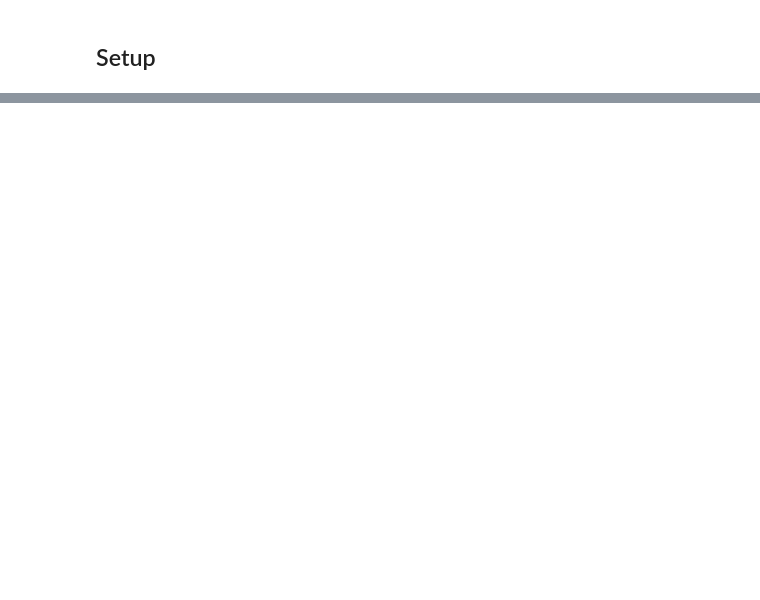
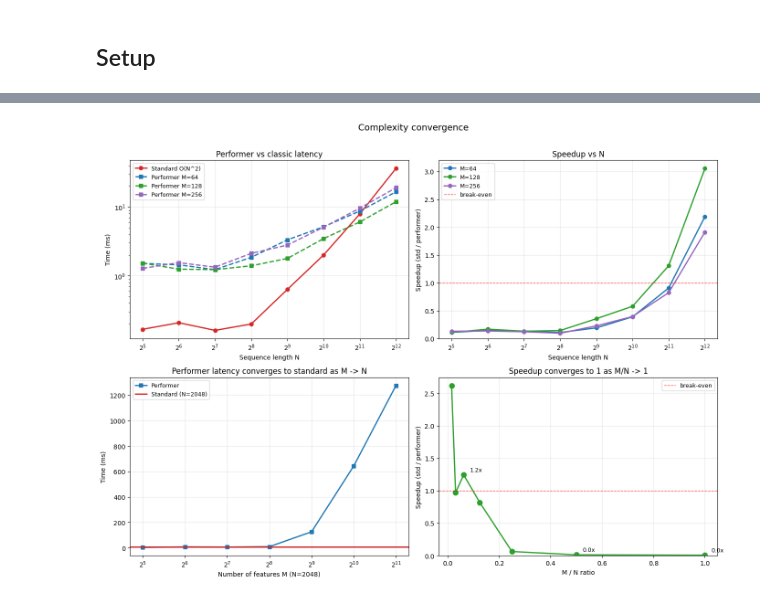
Before and after one commit to Antoinechss/Performer-attention-LLM, a Jupyter notebook: analysis.ipynb, the cells around one changed output, grey strips where cells are left out. Saved outputs shown, nothing was run; the diff lists cells and outputs as text; code cells hidden in the pictures; blank space fills up the shorter version.

```diff
--- a/analysis.ipynb
+++ b/analysis.ipynb
@@ -378,0 +544,70 @@ Sweeps the number of performer heads from 0 (all standard) to 32 (all performer)
+# %%
+fig, axes = plt.subplots(2, 2, figsize=(14, 10))
+
+# ── E1 Plot 1: Latency curves (log-log) ────────────────────────
+ax = axes[0, 0]
+e1_ns = [r[0] for r in e1_results]
+e1_std = [r[1] for r in e1_results]
+ax.plot(e1_ns, e1_std, 'o-', label='Standard O(N^2)', linewidth=2, color='tab:red')
+colors = ['tab:blue', 'tab:green', 'tab:purple']
+for i, m in enumerate(E1_M_VALS):
+    perf = [r[2][m] for r in e1_results]
+    ax.plot(e1_ns, perf, 's--', label=f'Performer M={m}', linewidth=2, color=colors[i])
+ax.set_xlabel('Sequence length N')
+ax.set_ylabel('Time (ms)')
+ax.set_title('Performer vs classic latency')
+ax.legend(fontsize=9)
+ax.set_xscale('log', base=2)
+ax.set_yscale('log')
+ax.grid(True, alpha=0.3)
+
+# ── E1 Plot 2: Speedup vs N (shows crossover point) ────────────
+ax = axes[0, 1]
+for i, m in enumerate(E1_M_VALS):
+    speedups = [r[1] / r[2][m] for r in e1_results]
+    ax.plot(e1_ns, speedups, 'o-', label=f'M={m}', linewidth=2, color=colors[i])
+ax.axhline(y=1.0, color='red', linestyle='--', alpha=0.7, linewidth=1, label='break-even')
+ax.set_xlabel('Sequence length N')
+ax.set_ylabel('Speedup (std / performer)')
+ax.set_title('Speedup vs N')
+ax.legend(fontsize=9)
+ax.set_xscale('log', base=2)
+ax.grid(True, alpha=0.3)
+ax.set_ylim(bottom=0)
+
+# ── E2 Plot 1: Latency vs M (approaching N) ────────────────────
+ax = axes[1, 0]
+e2_ms = [r[0] for r in e2_results]
+e2_perf = [r[1] for r in e2_results]
+ax.plot(e2_ms, e2_perf, 's-', label='Performer', linewidth=2, color='tab:blue')
+ax.axhline(y=e2_std_ms, color='tab:red', linewidth=2, label=f'Standard (N={E2_N})')
+ax.set_xlabel(f'Number of features M (N={E2_N})')
+ax.set_ylabel('Time (ms)')
+ax.set_title('Performer latency converges to standard as M -> N')
+ax.legend(fontsize=9)
+ax.set_xscale('log', base=2)
+ax.grid(True, alpha=0.3)
+
+# ── E2 Plot 2: Speedup vs M/N ratio ────────────────────────────
+ax = axes[1, 1]
+e2_ratios = [m / E2_N for m in e2_ms]
+e2_speedups = [r[2] for r in e2_results]
+ax.plot(e2_ratios, e2_speedups, 'o-', linewidth=2, color='tab:green', markersize=8)
+ax.axhline(y=1.0, color='red', linestyle='--', alpha=0.7, linewidth=1, label='break-even')
+ax.set_xlabel('M / N ratio')
+ax.set_ylabel('Speedup (std / performer)')
+ax.set_title('Speedup converges to 1 as M/N -> 1')
+ax.legend(fontsize=9)
+ax.grid(True, alpha=0.3)
+ax.set_ylim(bottom=0)
+# Mark key points
+for ratio, sp in zip(e2_ratios, e2_speedups):
+    if ratio in [0.0625, 0.5, 1.0]:
+        ax.annotate(f'{sp:.1f}x', (ratio, sp), textcoords="offset points",
+                    xytext=(10, 5), fontsize=9)
+
+plt.suptitle('Complexity convergence', fontsize=14, y=1.01)
+plt.tight_layout()
+plt.show()
+# %% [output]
+[figure, added]
```
Also changed, not shown: parts of 28 cells of this notebook.
